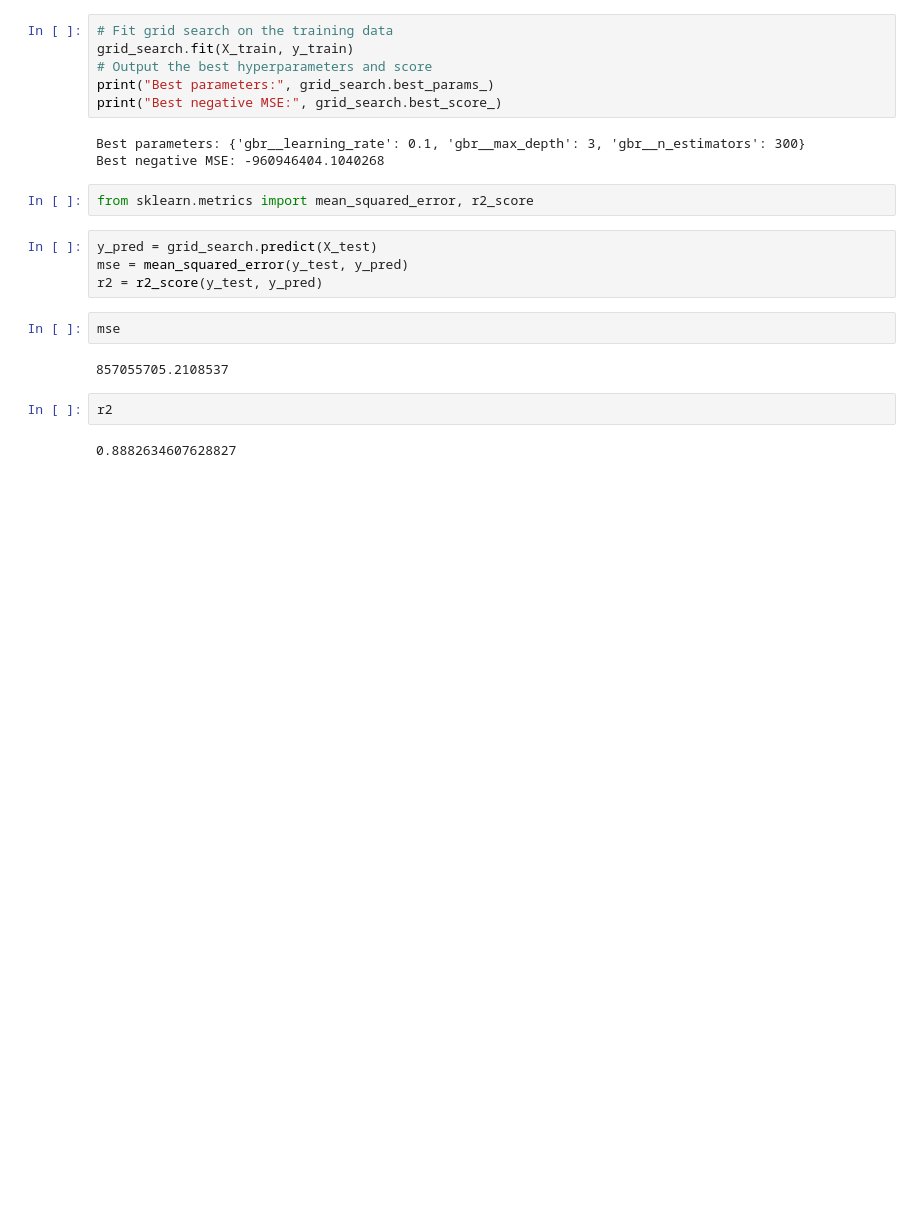
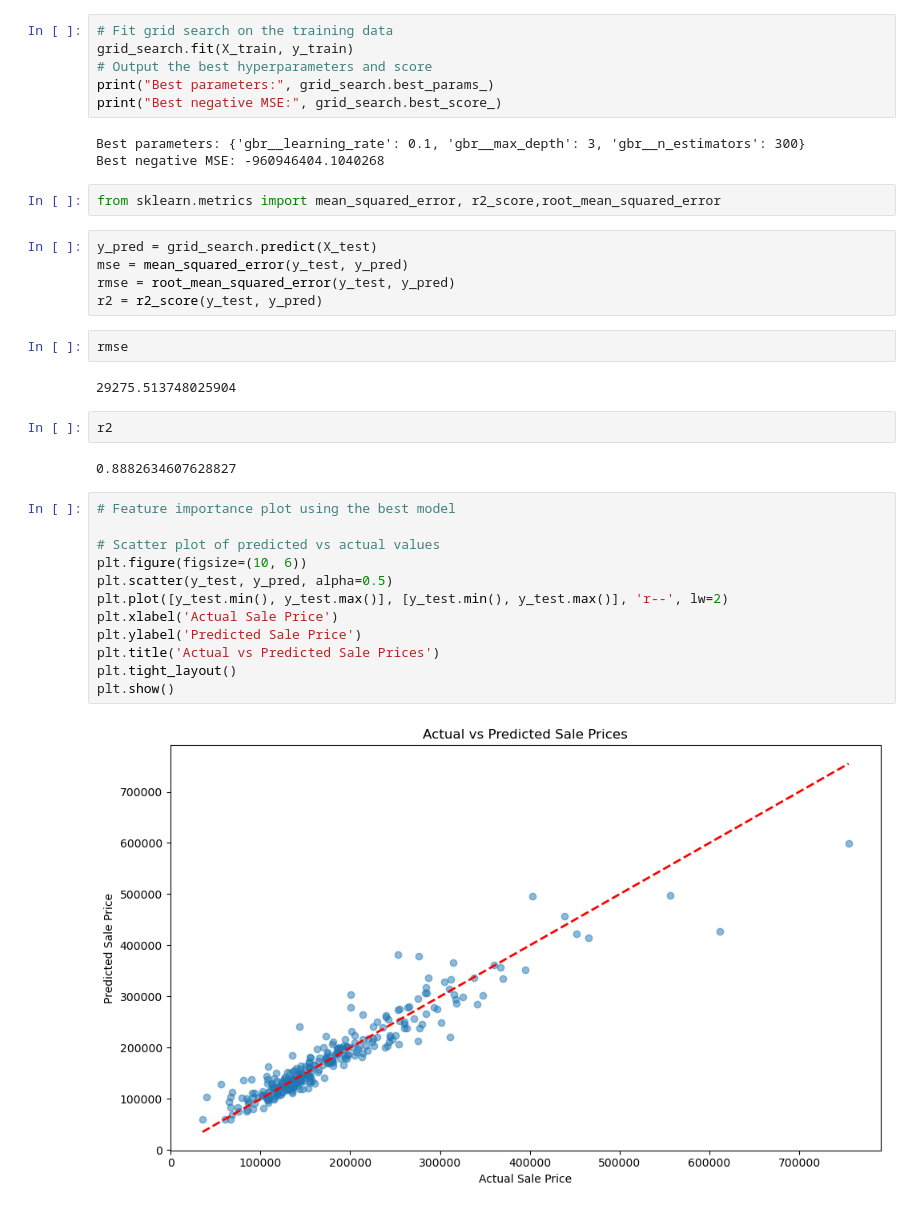
Before and after one commit to JordiNeil/ProyectoDSIA, a Jupyter notebook: models/GBModel.ipynb, the cells around one changed output. Cells and saved outputs as stored; diff of their text form; blank space fills up the shorter version.

Commit message:
feat: agrega gráficas a los modelos

```diff
--- a/models/GBModel.ipynb
+++ b/models/GBModel.ipynb
@@ -111,16 +113,31 @@ print("Best negative MSE:", grid_search.best_score_)
 Best parameters: {'gbr__learning_rate': 0.1, 'gbr__max_depth': 3, 'gbr__n_estimators': 300}
 Best negative MSE: -960946404.1040268
 # %%
-from sklearn.metrics import mean_squared_error, r2_score
+from sklearn.metrics import mean_squared_error, r2_score,root_mean_squared_error
 # %%
 y_pred = grid_search.predict(X_test)
 mse = mean_squared_error(y_test, y_pred)
+rmse = root_mean_squared_error(y_test, y_pred)
 r2 = r2_score(y_test, y_pred)
-# %%
-mse
-# %% [output]
-857055705.2108537
+# %%
+rmse
+# %% [output]
+29275.513748025904
 # %%
 r2
 # %% [output]
 0.8882634607628827
+# %%
+# Feature importance plot using the best model
+
+# Scatter plot of predicted vs actual values
+plt.figure(figsize=(10, 6))
+plt.scatter(y_test, y_pred, alpha=0.5)
+plt.plot([y_test.min(), y_test.max()], [y_test.min(), y_test.max()], 'r--', lw=2)
+plt.xlabel('Actual Sale Price')
+plt.ylabel('Predicted Sale Price')
+plt.title('Actual vs Predicted Sale Prices')
+plt.tight_layout()
+plt.show()
+# %% [output]
+[figure, added]
```
Also changed, not shown: parts of 1 cell of this notebook, 1 other file.
